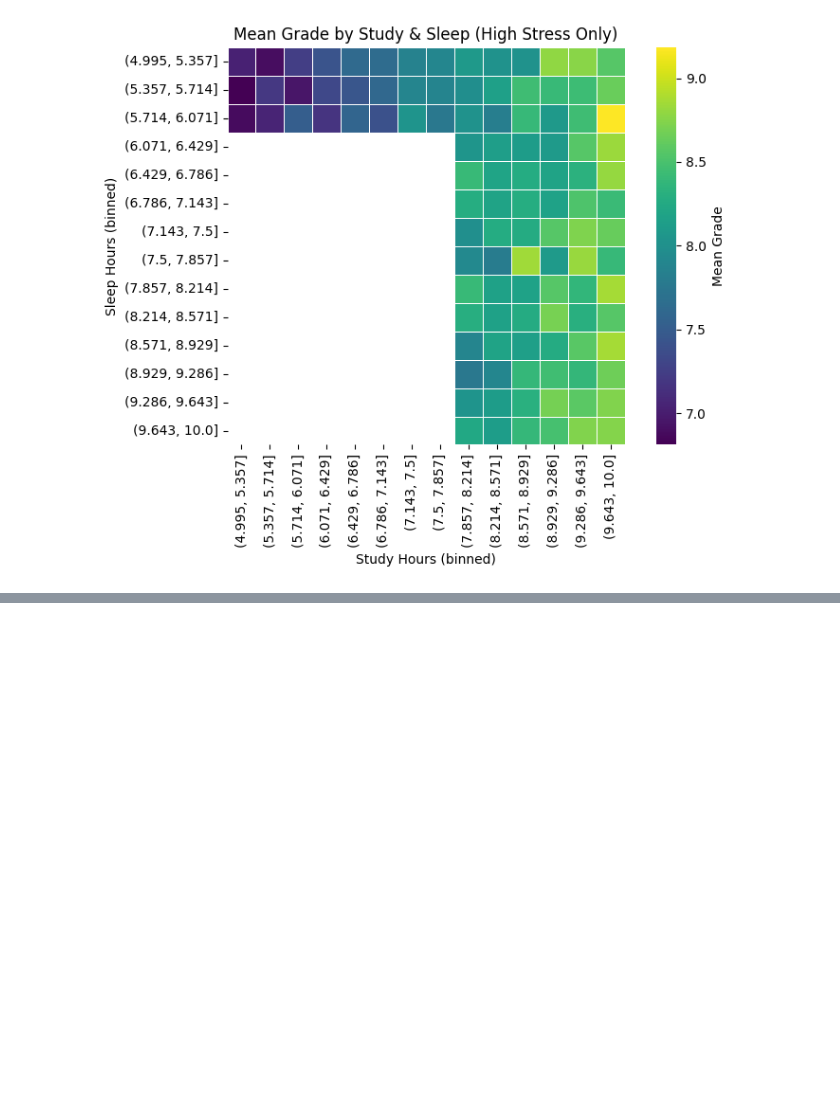
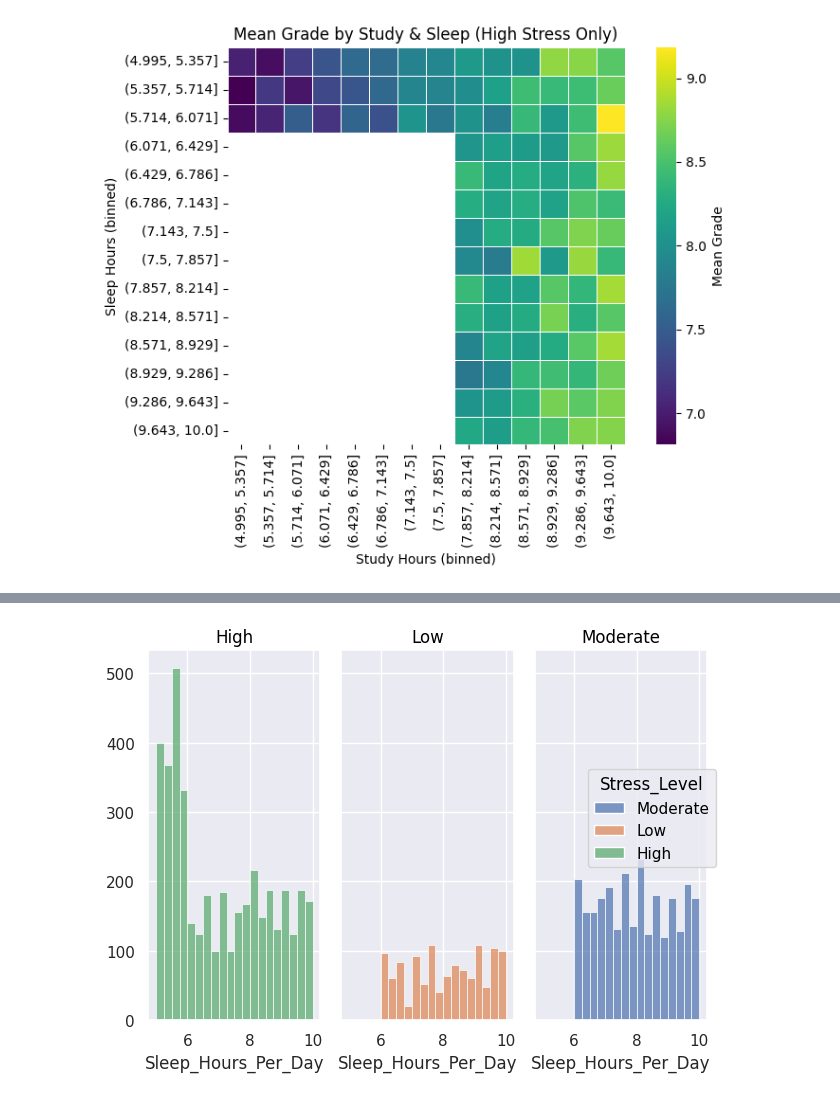
Before and after one commit to vramaiah/student-success-factors, a Jupyter notebook: student_success.ipynb, the cells around one changed output, grey strips where cells are left out. Drawn from its saved outputs; the diff is of its cells as text; code cells hidden in the pictures; blank space fills up the shorter version.

```diff
--- a/student_success.ipynb
+++ b/student_success.ipynb
@@ -224,0 +238,9 @@ See the caveats in the documentation: https://pandas.pydata.org/pandas-docs/stab
+# %%
+(
+    so.Plot(data=df, x=SLEEP, color=STRESS)
+    .facet(STRESS)
+    .add(so.Bars(), so.Hist(stat="propert", bins=20))
+    .show()
+    )
+# %% [output]
+[figure, added]
```
Also changed, not shown: parts of 3 cells of this notebook.
